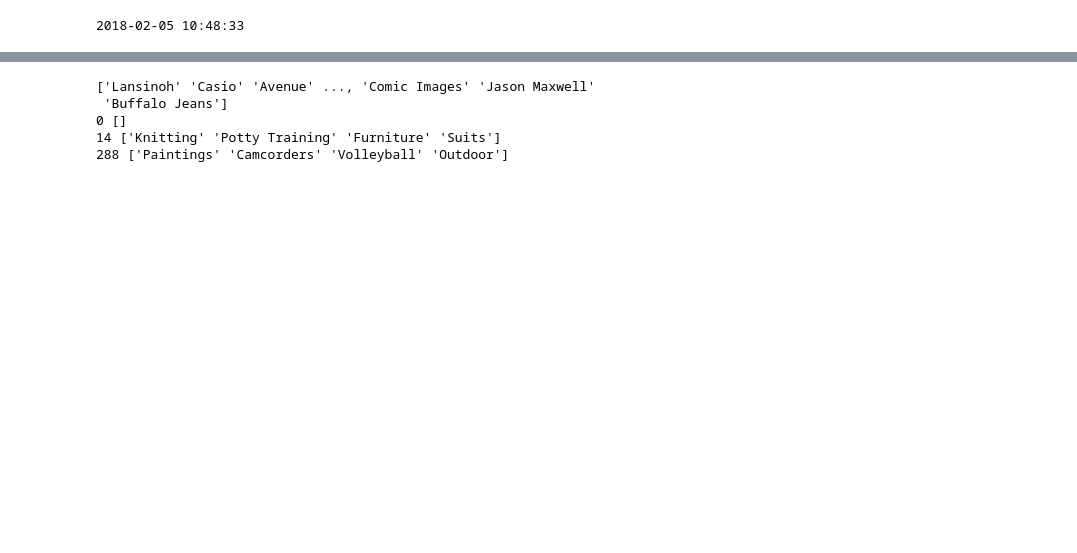
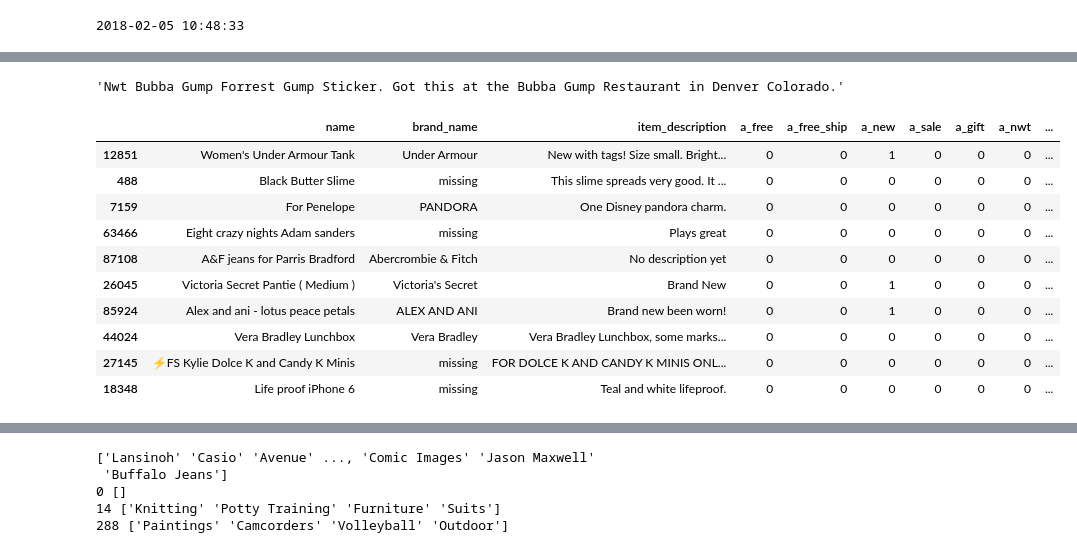
Before and after one commit to Sirorezka/Kaggle, a Jupyter notebook: 2018_01_mercari_price/tfidf_v2.ipynb, the cells around one changed output, grey strips where cells are left out. Drawn from its saved outputs; the diff is of its cells as text; code cells hidden in the pictures; blank space fills up the shorter version.

```diff
--- a/2018_01_mercari_price/tfidf_v2.ipynb
+++ b/2018_01_mercari_price/tfidf_v2.ipynb
@@ -151,0 +183,4 @@ merged.sample(10)
+# %%
+merged.loc[1,'item_description']
+# %% [output]
+'Nwt Bubba Gump Forrest Gump Sticker. Got this at the Bubba Gump Restaurant in Denver Colorado.'
@@ -152,3 +208,17 @@ merged.sample(10)
+# %%
+merged.sample(10)[['name','brand_name','item_description','a_free','a_free_ship','a_new','a_sale','a_gift','a_nwt','a_100perc']]
+# %% [output]
+|  | name | brand_name | item_description | a_free | a_free_ship | a_new | a_sale | a_gift | a_nwt | ... |
+| 12851 | Women's Under Armour Tank | Under Armour | New with tags! Size small. Bright... | 0 | 0 | 1 | 0 | 0 | 0 | ... |
+| 488 | Black Butter Slime | missing | This slime spreads very good. It ... | 0 | 0 | 0 | 0 | 0 | 0 | ... |
+| 7159 | For Penelope | PANDORA | One Disney pandora charm. | 0 | 0 | 0 | 0 | 0 | 0 | ... |
+| 63466 | Eight crazy nights Adam sanders | missing | Plays great | 0 | 0 | 0 | 0 | 0 | 0 | ... |
+| 87108 | A&F jeans for Parris Bradford | Abercrombie & Fitch | No description yet | 0 | 0 | 0 | 0 | 0 | 0 | ... |
+| 26045 | Victoria Secret Pantie ( Medium ) | Victoria's Secret | Brand New | 0 | 0 | 1 | 0 | 0 | 0 | ... |
+| 85924 | Alex and ani - lotus peace petals | ALEX AND ANI | Brand new been worn! | 0 | 0 | 1 | 0 | 0 | 0 | ... |
+| 44024 | Vera Bradley Lunchbox | Vera Bradley | Vera Bradley Lunchbox, some marks... | 0 | 0 | 0 | 0 | 0 | 0 | ... |
+| 27145 | ⚡️FS Kylie Dolce K and Candy K Minis | missing | FOR DOLCE K AND CANDY K MINIS ONL... | 0 | 0 | 0 | 0 | 0 | 0 | ... |
+| 18348 | Life proof iPhone 6 | missing | Teal and white lifeproof. | 0 | 0 | 0 | 0 | 0 | 0 | ... |
 # %%
 ## preprocess - splitting category names
 ##
```
Also changed, not shown: parts of 22 cells of this notebook.
